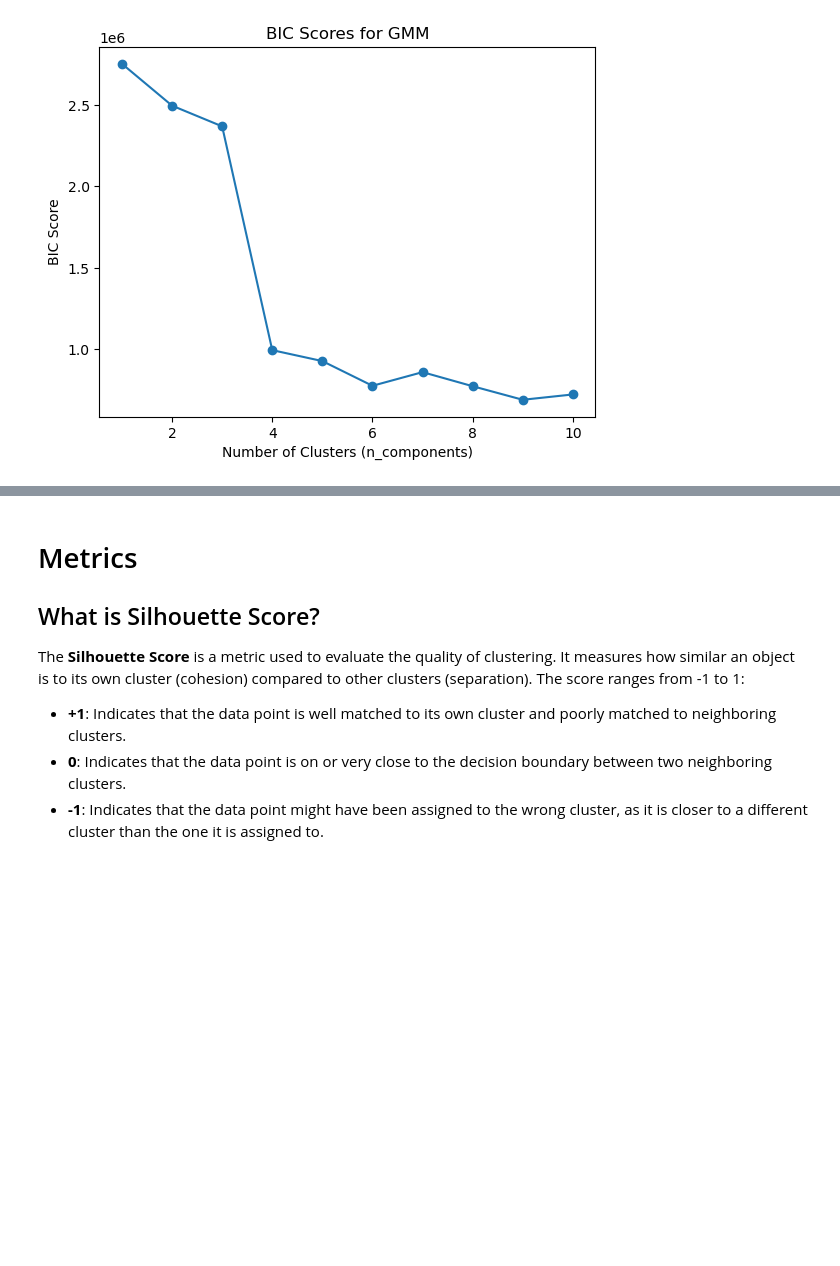
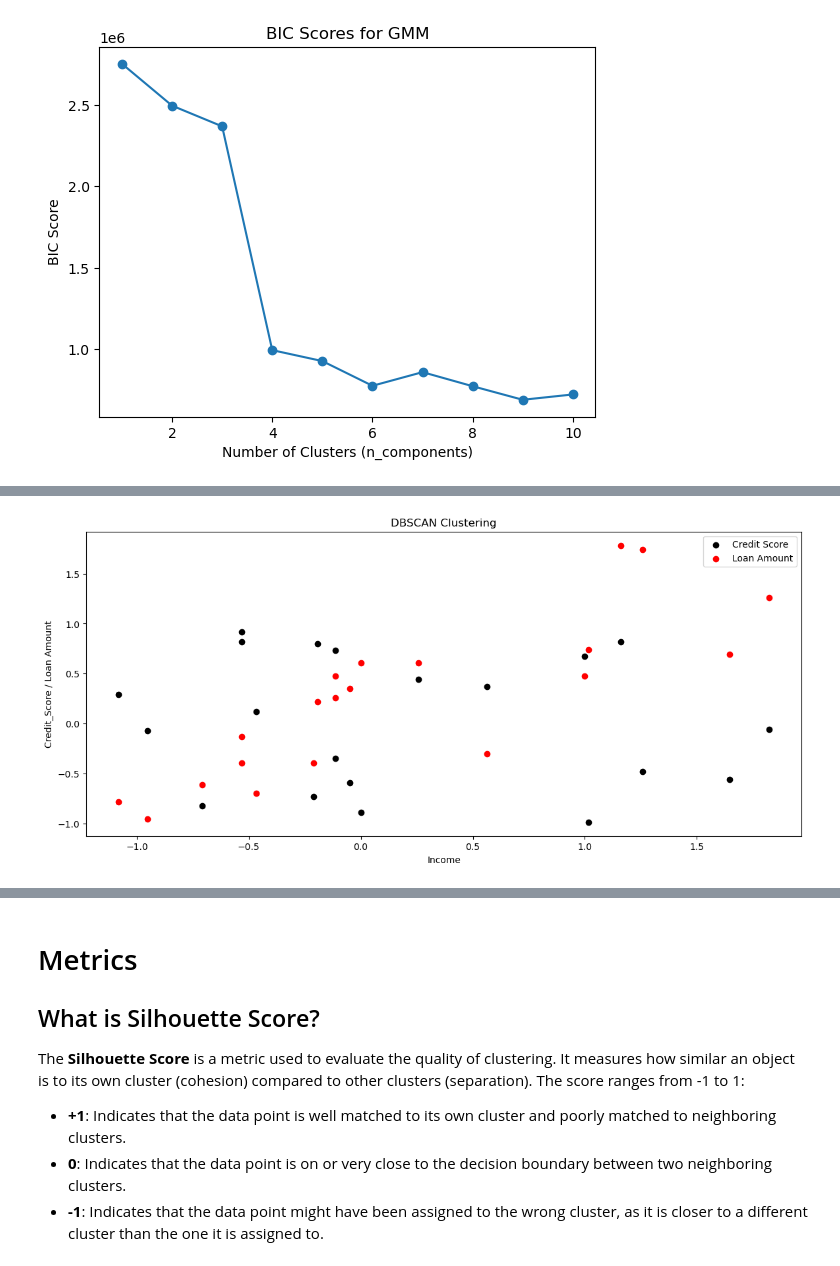
Before and after one commit to kaizenx/csca5632-week5, a Jupyter notebook: unsupervisedfinalproject.ipynb, the cells around one changed output, grey strips where cells are left out. Saved outputs shown, nothing was run; the diff lists cells and outputs as text; code cells hidden in the pictures; blank space fills up the shorter version.

```diff
--- a/unsupervisedfinalproject.ipynb
+++ b/unsupervisedfinalproject.ipynb
@@ -643,0 +692,25 @@ GMM_Cluster
+# %%
+from sklearn.cluster import DBSCAN
+import matplotlib.pyplot as plt
+
+# Assuming pca_features is your input data after PCA transformation
+# Initialize DBSCAN
+dbscan = DBSCAN(eps=0.5, min_samples=10)  # You may need to tune the eps and min_samples parameters
+
+# Fit and predict cluster labels
+dbscan_labels = dbscan.fit_predict(pca_features)
+
+# Add DBSCAN cluster labels to the original dataframe
+data['DBSCAN_Cluster'] = dbscan_labels
+
+# Plot DBSCAN Clustering
+plt.figure(figsize=(14, 6))
+plt.scatter(data['income'][:20], data['Credit_Score'][:20], color='black', label='Credit Score')
+plt.scatter(data['income'][:20], data['loan_amount'][:20], color='red', label='Loan Amount')
+plt.title('DBSCAN Clustering')
+plt.xlabel('Income')
+plt.ylabel('Credit_Score / Loan Amount')
+plt.legend()
+plt.show()
+# %% [output]
+[figure, added]
```
Also changed, not shown: parts of 7 cells of this notebook.
